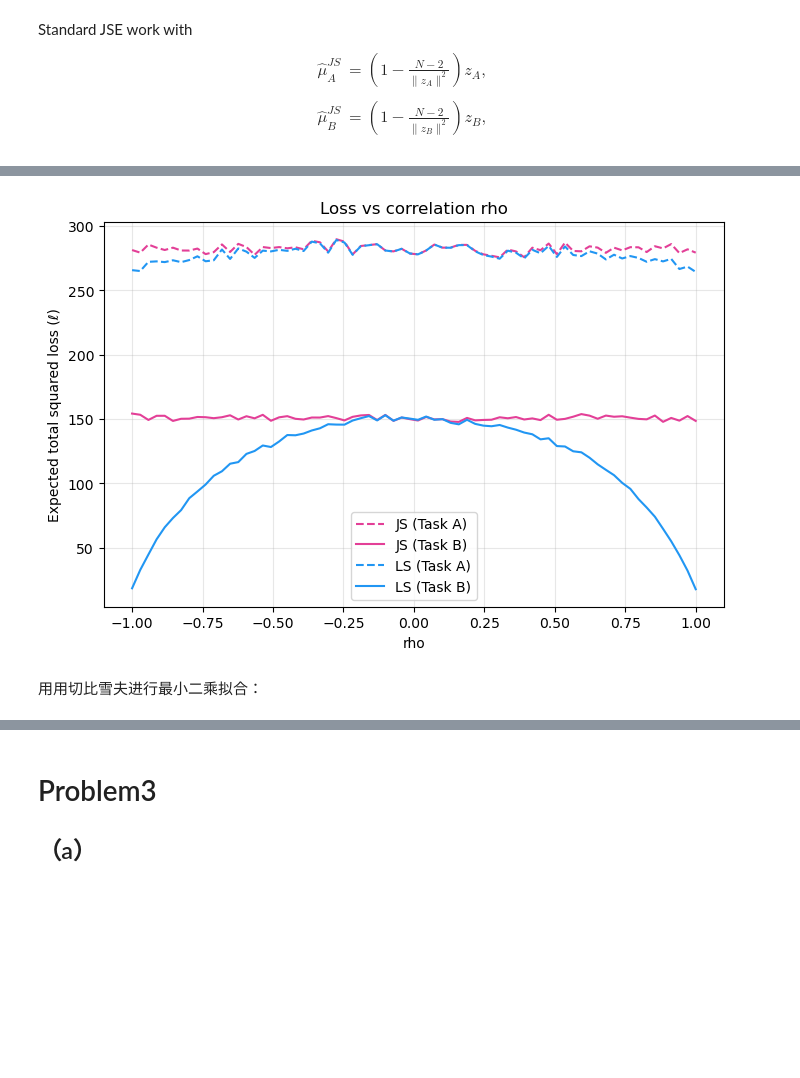
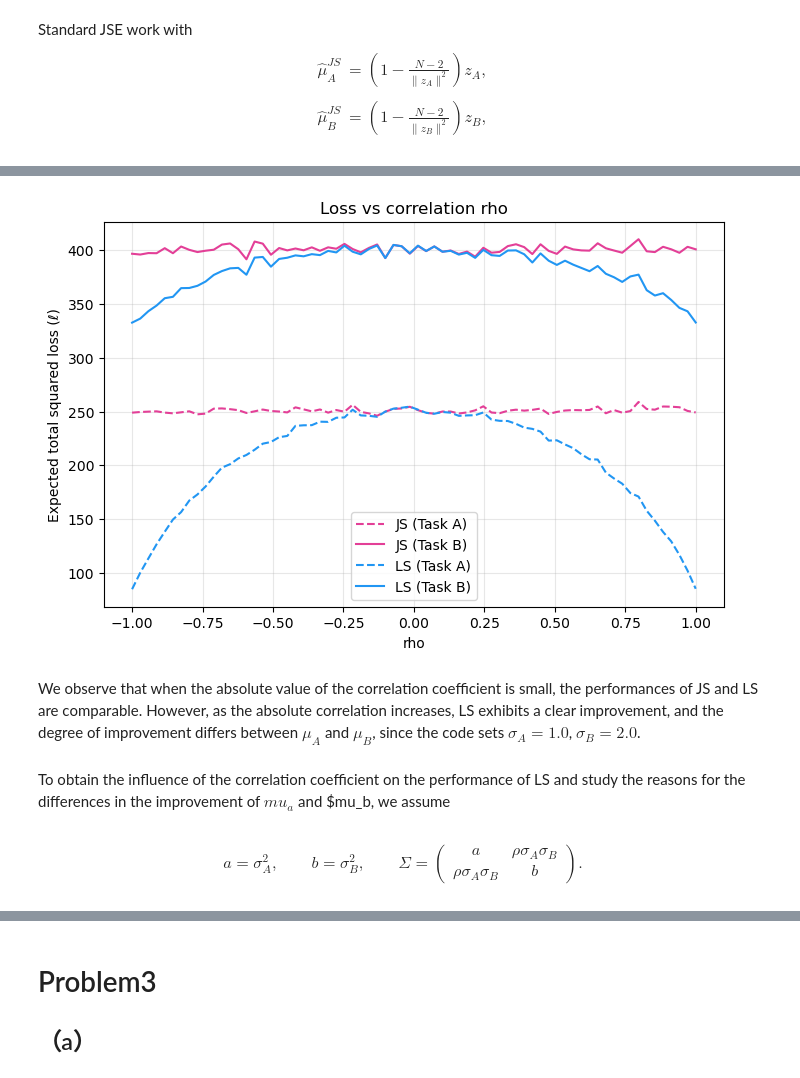
Before and after one commit to Revelyn-Jing/HKUST-MATH-5472, a Jupyter notebook: Assignment-2/Problem.ipynb, the cells around one changed output, grey strips where cells are left out. Cells and saved outputs as stored; diff of their text form; code cells hidden in the pictures; blank space fills up the shorter version.

```diff
--- a/Assignment-2/Problem.ipynb
+++ b/Assignment-2/Problem.ipynb
@@ -461,10 +463,12 @@ for t in t_vals:
 
 
 def cos_sim(a, b):
+    a, b = a.ravel(), b.ravel()
     na, nb = np.linalg.norm(a), np.linalg.norm(b)
     if na < 1e-12 or nb < 1e-12:
         return 0.0
-    return float((a.T @ b) / (na * nb))
+    return (a @ b) / (na * nb)
+
 
 cos_matrix = np.zeros((len(lambdas), len(t_vals)))
 for i, b_ridge in enumerate(ridge_solutions):
@@ -704,29 +697,6 @@ def sample_two_task_data(
     noise_std: float = 1.0,
     seed: int = None
 ) -> Dict[str, np.ndarray]:
-    """
-    Generate data for the two-task James–Stein extension.
-
-    Model:
-        [mu_A, mu_B]^T ~ N(0, Sigma),
-        z_A | mu_A ~ N(mu_A, noise_std^2),
-        z_B | mu_B ~ N(mu_B, noise_std^2),
-        for i = 1..N (i.i.d. across i).
-
-    Args
-    ----
-    N : number of coordinates/items per task.
-    sigma_A, sigma_B : prior std of mu_A, mu_B (marginals).
-    rho : correlation between mu_A and mu_B (must be in [-1, 1]).
-    noise_std : observation noise std (default 1.0).
-    seed : optional rng seed.
-
-    Returns
-    -------
-    dict with keys:
-        'mu_A', 'mu_B', 'Z_A', 'Z_B', 'Sigma'
-    each of shape (N,), except 'Sigma' is (2,2).
-    """
     if not -1.0 <= rho <= 1.0:
         raise ValueError("rho must be in [-1, 1].")
 
@@ -784,14 +757,18 @@ reps = 50                       # 每个 rho 重复次数
 
 loss_JS_A, loss_JS_B = [], []
 loss_LS_A, loss_LS_B = [], []
-
+sigmaa = 1
+sigmab = 2
+a = sigmaa**2
+b= sigmab**2
+N=500
 for rho in rhos:
     acc_JS_A = acc_JS_B = 0.0
     acc_LS_A = acc_LS_B = 0.0
 
     for r in range(reps):
         data = sample_two_task_data(
-            N=300, sigma_A=4.0, sigma_B=1.0, rho=rho, noise_std=1.0, seed=None
+            N=N, sigma_A=sigmaa, sigma_B=sigmab, rho=rho, noise_std=1.0, seed=None
         )
         zA, zB = data["Z_A"], data["Z_B"]
         Z = np.vstack([zA, zB])
@@ -809,33 +786,48 @@ for rho in rhos:
         muA_hat_LS, muB_hat_LS = MU_hat_LS[0], MU_hat_LS[1]
 
         acc_LS_A += np.sum((muA_hat_LS - muA_true)**2)
         acc_LS_B += np.sum((muB_hat_LS - muB_true)**2)
 
     # 平均
     loss_JS_A.append(acc_JS_A / reps)
     loss_JS_B.append(acc_JS_B / reps)
     loss_LS_A.append(acc_LS_A / reps)
     loss_LS_B.append(acc_LS_B / reps)
 
 # ----- 作图 -----
 
 plt.figure(figsize=(8,5))
 
 # JSE: 粉色
 plt.plot(rhos, loss_JS_A, color="#e33f97", linestyle="--", label="JS (Task A)")
 plt.plot(rhos, loss_JS_B, color="#e33f97", linestyle="-",  label="JS (Task B)")
 
 # LS: 蓝色
 plt.plot(rhos, loss_LS_A, color="#2196f3", linestyle="--", label="LS (Task A)")
 plt.plot(rhos, loss_LS_B, color="#2196f3", linestyle="-",  label="LS (Task B)")
 
 plt.xlabel("rho")
 plt.ylabel("Expected total squared loss (ℓ)")
 plt.title("Loss vs correlation rho")
 plt.legend()
 plt.grid(alpha=0.3)
 plt.show()
 # %% [output]
-[figure, old version]
+[figure, new version]
+# %% [markdown]
+We observe that when the absolute value of the correlation coefficient is small, the performances of JS and LS are comparable. However, as the absolute correlation increases, LS exhibits a clear improvement, and the degree of improvement differs between $\mu_A$ and $\mu_B$, since the code
+sets $\sigma_A = 1.0$, $\sigma_B = 2.0$.
+# %% [markdown]
+To obtain the influence of the correlation coefficient on the performance of LS and study the reasons for the differences in the improvement of $mu_a$ and $mu_b, we assume
 # %% [markdown]
-用用切比雪夫进行最小二乘拟合：
+
+
+$$
+a = \sigma_A^2, \qquad
+b = \sigma_B^2, \qquad
+\Sigma =
+\begin{pmatrix}
+a & \rho \sigma_A \sigma_B \\
+\rho \sigma_A \sigma_B & b
+\end{pmatrix}.
+$$
```
Also changed, not shown: parts of 51 cells of this notebook.
